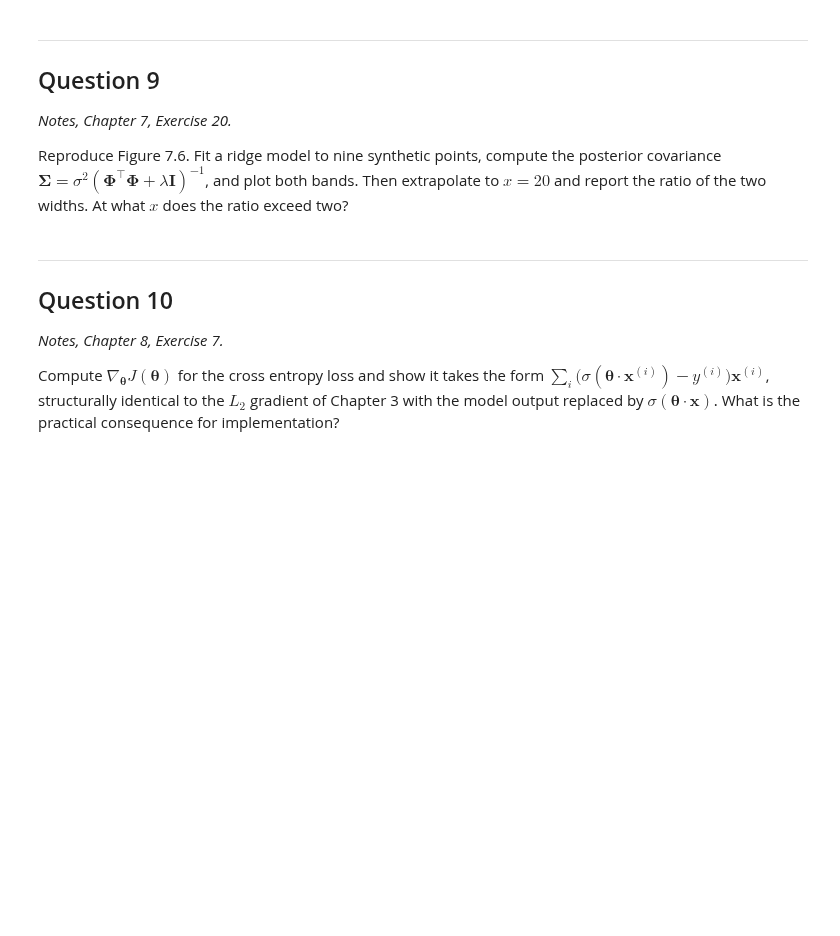
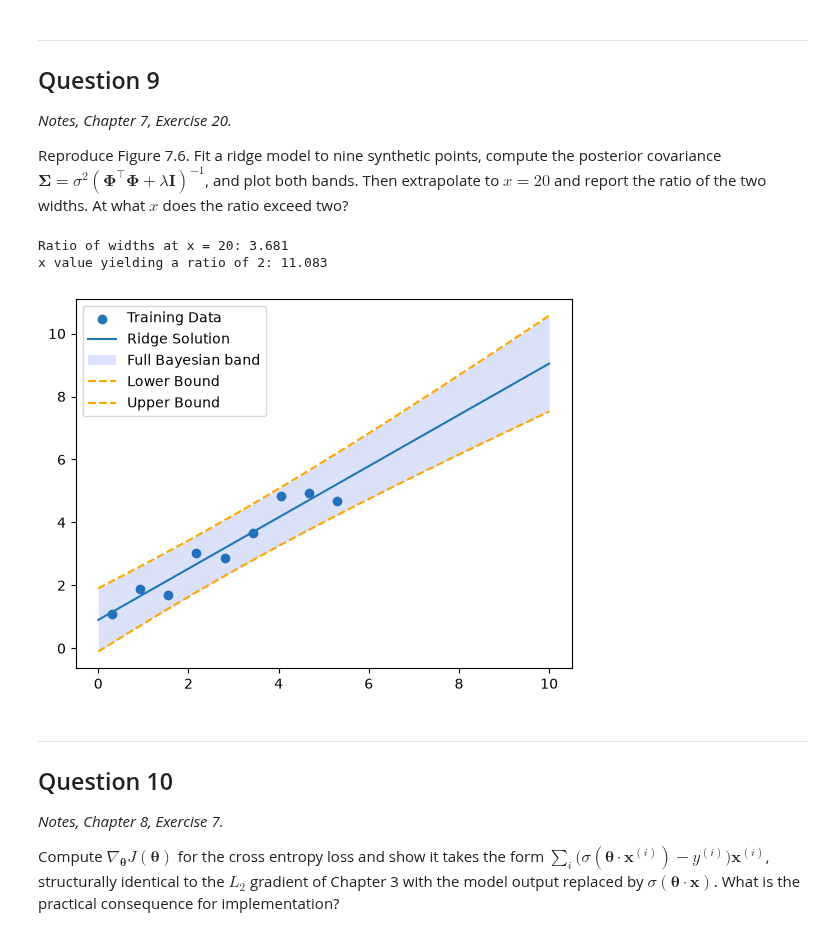
Before and after one commit to akhilghar/COE379L.1, a Jupyter notebook: HW3/Assignment_3-3.ipynb, the cells around one changed output. Saved outputs shown, nothing was run; the diff lists cells and outputs as text; code cells hidden in the pictures; blank space fills up the shorter version.

Commit message:
problem 9 solved

```diff
--- a/HW3/Assignment_3-3.ipynb
+++ b/HW3/Assignment_3-3.ipynb
@@ -385,6 +388,56 @@ Reproduce Figure 7.2 analytically for a mixture of two Gaussians approximated by
 Reproduce Figure 7.6. Fit a ridge model to nine synthetic points, compute the posterior covariance $\boldsymbol{\Sigma} = \sigma^2(\boldsymbol{\Phi}^\top\boldsymbol{\Phi} + \lambda\mathbf{I})^{-1}$, and plot both bands. Then extrapolate to $x = 20$ and report the ratio of the two widths. At what $x$ does the ratio exceed two?
 # %%
 # Question 9: your code here
+key = jax.random.PRNGKey(0)
+
+sigma = 0.42
+gamma = 2.0
+lambda_ = (sigma/gamma)**2
+
+x_train = jnp.linspace(0.3,5.3,9)
+y_train = 1.2 + 0.8*x_train + sigma*jax.random.normal(key, x_train.shape)
+
+make_features = lambda x: jnp.stack([jnp.ones_like(x), x], axis=1)
+Phi = make_features(x_train)
+
+ridge_mat = Phi.T @ Phi + lambda_*jnp.eye(Phi.shape[1])
+theta = jnp.linalg.solve(ridge_mat, Phi.T @ y_train)
+cov = sigma**2 * jnp.linalg.inv(ridge_mat)
+
+def compute_variance(x):
+    phi = make_features(jnp.atleast_1d(jnp.asarray(x, float)))
+    return sigma**2 + jnp.einsum('ij,jk,ik->i', phi, cov, phi)
+
+x_plot = jnp.linspace(0,10,401)
+plt.figure()
+plt.scatter(x_train, y_train, label="Training Data")
+plt.plot(x_plot, theta[0]+theta[1]*x, label="Ridge Solution")
+
+mean_x = make_features(x_plot) @ theta
+stdev_x = jnp.sqrt(compute_variance(x_plot))
+
+plt.fill_between(x_plot, mean_x - 2*stdev_x, mean_x + 2*stdev_x, color="#3b5bdb", alpha=0.18, lw=0, label="Full Bayesian band")
+plt.plot(x_plot, mean_x - 2*stdev_x, linestyle="--", label="Lower Bound", color="orange")
+plt.plot(x_plot, mean_x + 2*stdev_x, linestyle="--", label="Upper Bound", color="orange")
+
+plt.legend()
+
+# Extrapolation
+x_test = 20.0
+ratio = lambda x: jnp.sqrt(compute_variance(x))/sigma
+
+print(f"Ratio of widths at x = 20: {ratio(x_test)[0]:.3f}")
+# When does ratio exceed 2?
+a = cov[1,1]
+b = 2*cov[0,1]
+c = cov[0,0] - 3*sigma**2
+
+x_crossover = (-1*b + jnp.sqrt(b**2 - 4*a*c))/(2*a)
+print(f"x value yielding a ratio of 2: {x_crossover:.3f}")
+# %% [output]
+Ratio of widths at x = 20: 3.681
+x value yielding a ratio of 2: 11.083
+[figure, added]
 # %% [markdown]
 ---
 
```
Also changed, not shown: parts of 1 cell of this notebook.
